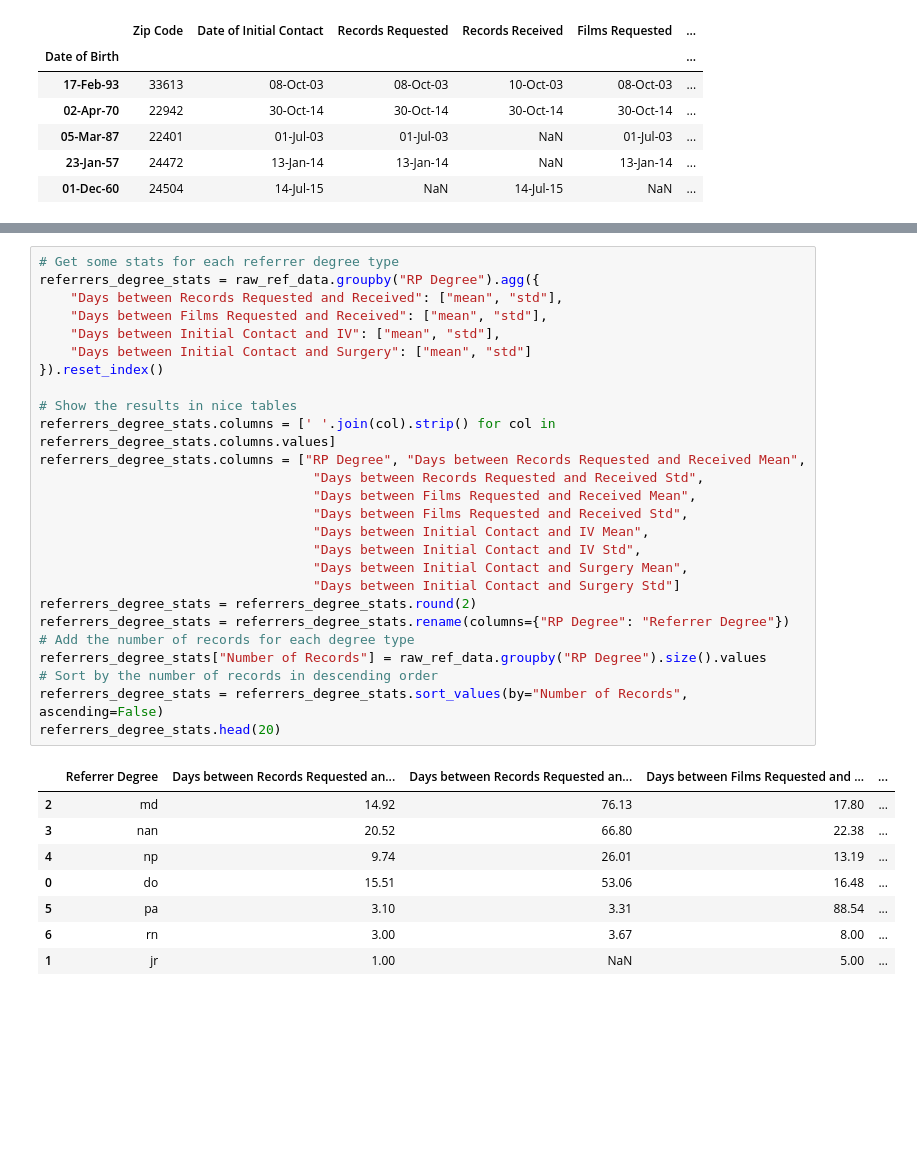
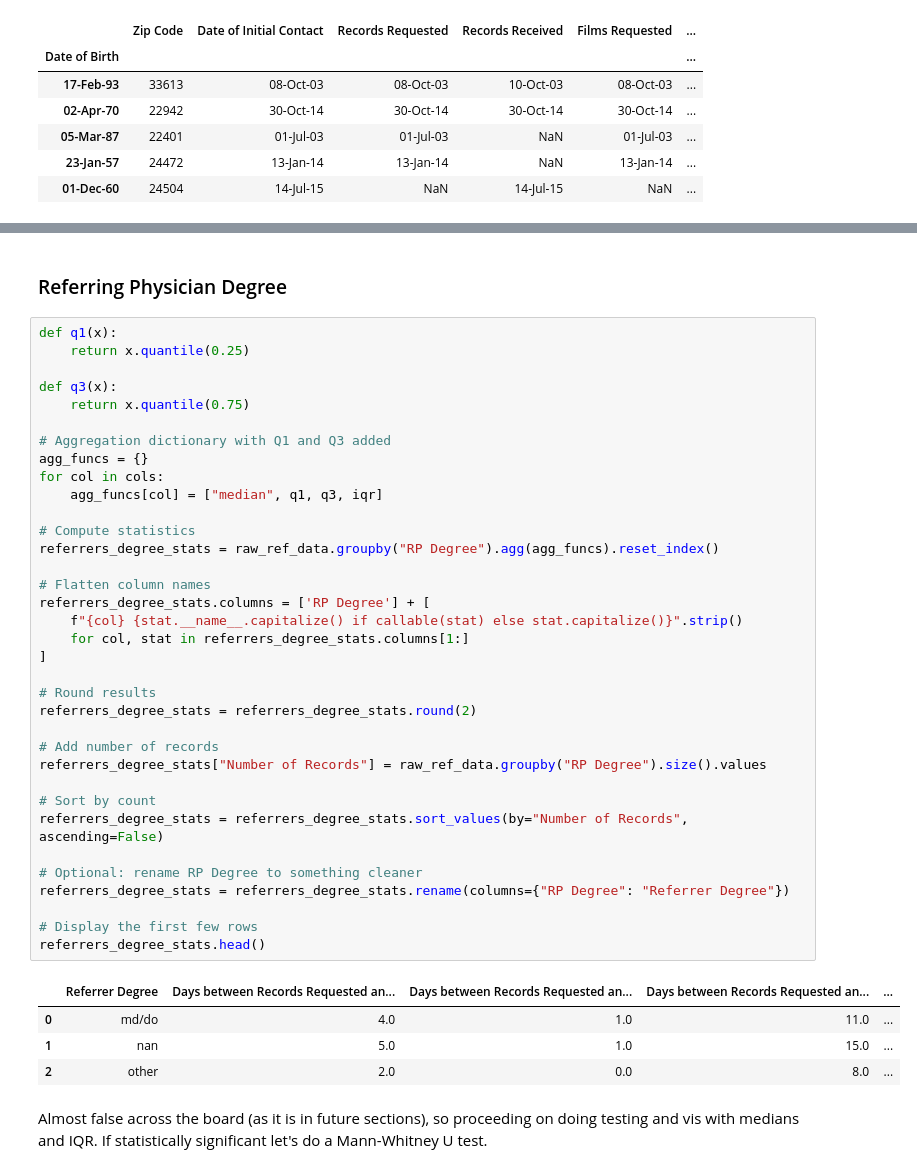
Before and after one commit to charbelmarche33/Pituitary-Referrals, a Jupyter notebook: pituitary_referral_data_analytics.ipynb, the cells around one changed output, grey strips where cells are left out. Drawn from its saved outputs; the diff is of its cells as text; blank space fills up the shorter version.

```diff
--- a/pituitary_referral_data_analytics.ipynb
+++ b/pituitary_referral_data_analytics.ipynb
@@ -377,35 +452,44 @@ raw_ref_data.head()
+# %% [markdown]
+### Referring Physician Degree
 # %%
-# Get some stats for each referrer degree type
-referrers_degree_stats = raw_ref_data.groupby("RP Degree").agg({
-    "Days between Records Requested and Received": ["mean", "std"],
-    "Days between Films Requested and Received": ["mean", "std"],
-    "Days between Initial Contact and IV": ["mean", "std"],
-    "Days between Initial Contact and Surgery": ["mean", "std"]
-}).reset_index()
+def q1(x):
+    return x.quantile(0.25)
 
-# Show the results in nice tables
-referrers_degree_stats.columns = [' '.join(col).strip() for col in referrers_degree_stats.columns.values]
-referrers_degree_stats.columns = ["RP Degree", "Days between Records Requested and Received Mean",
-                                   "Days between Records Requested and Received Std",
-                                   "Days between Films Requested and Received Mean",
-                                   "Days between Films Requested and Received Std",
-                                   "Days between Initial Contact and IV Mean",
-                                   "Days between Initial Contact and IV Std",
-                                   "Days between Initial Contact and Surgery Mean",
-                                   "Days between Initial Contact and Surgery Std"]
+def q3(x):
+    return x.quantile(0.75)
+
+# Aggregation dictionary with Q1 and Q3 added
+agg_funcs = {}
+for col in cols:
+    agg_funcs[col] = ["median", q1, q3, iqr]
+
+# Compute statistics
+referrers_degree_stats = raw_ref_data.groupby("RP Degree").agg(agg_funcs).reset_index()
+
+# Flatten column names
+referrers_degree_stats.columns = ['RP Degree'] + [
+    f"{col} {stat.__name__.capitalize() if callable(stat) else stat.capitalize()}".strip()
+    for col, stat in referrers_degree_stats.columns[1:]
+]
+
+# Round results
 referrers_degree_stats = referrers_degree_stats.round(2)
+
+# Add number of records
+referrers_degree_stats["Number of Records"] = raw_ref_data.groupby("RP Degree").size().values
+
+# Sort by count
+referrers_degree_stats = referrers_degree_stats.sort_values(by="Number of Records", ascending=False)
+
+# Optional: rename RP Degree to something cleaner
 referrers_degree_stats = referrers_degree_stats.rename(columns={"RP Degree": "Referrer Degree"})
-# Add the number of records for each degree type
-referrers_degree_stats["Number of Records"] = raw_ref_data.groupby("RP Degree").size().values
-# Sort by the number of records in descending order
-referrers_degree_stats = referrers_degree_stats.sort_values(by="Number of Records", ascending=False)
-referrers_degree_stats.head(20)
+
+# Display the first few rows
+referrers_degree_stats.head()
 # %% [output]
-|  | Referrer Degree | Days between Records Requested an... | Days between Records Requested an... | Days between Films Requested and ... | ... |
-| 2 | md | 14.92 | 76.13 | 17.80 | ... |
-| 3 | nan | 20.52 | 66.80 | 22.38 | ... |
-| 4 | np | 9.74 | 26.01 | 13.19 | ... |
-| 0 | do | 15.51 | 53.06 | 16.48 | ... |
-| 5 | pa | 3.10 | 3.31 | 88.54 | ... |
-| 6 | rn | 3.00 | 3.67 | 8.00 | ... |
-| 1 | jr | 1.00 | NaN | 5.00 | ... |
+|  | Referrer Degree | Days between Records Requested an... | Days between Records Requested an... | Days between Records Requested an... | ... |
+| 0 | md/do | 4.0 | 1.0 | 11.0 | ... |
+| 1 | nan | 5.0 | 1.0 | 15.0 | ... |
+| 2 | other | 2.0 | 0.0 | 8.0 | ... |
+# %% [markdown]
+Almost false across the board (as it is in future sections), so proceeding on doing testing and vis with medians and IQR. If statistically significant let's do a Mann-Whitney U test.
```
Also changed, not shown: parts of 21 cells of this notebook, 8 other files.
